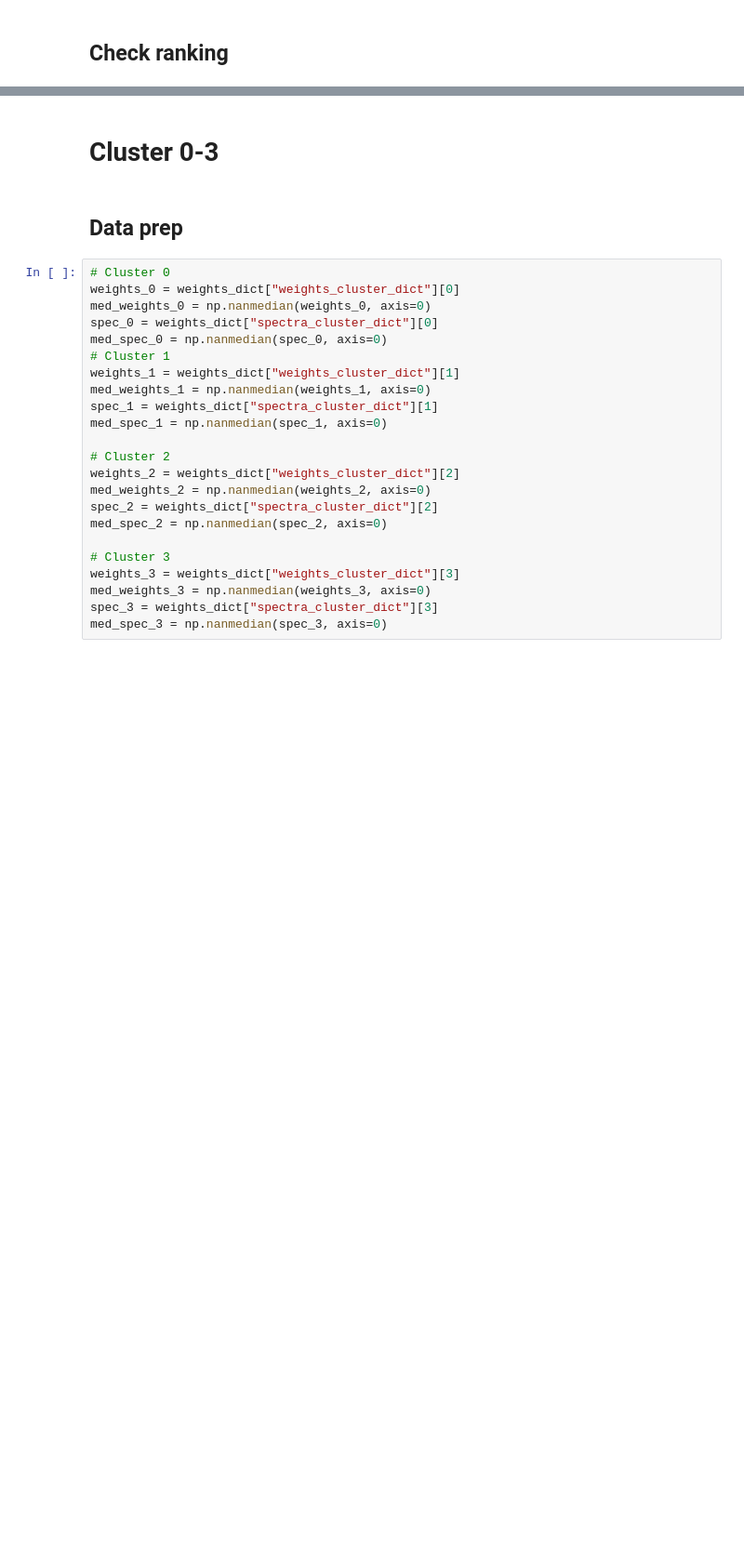
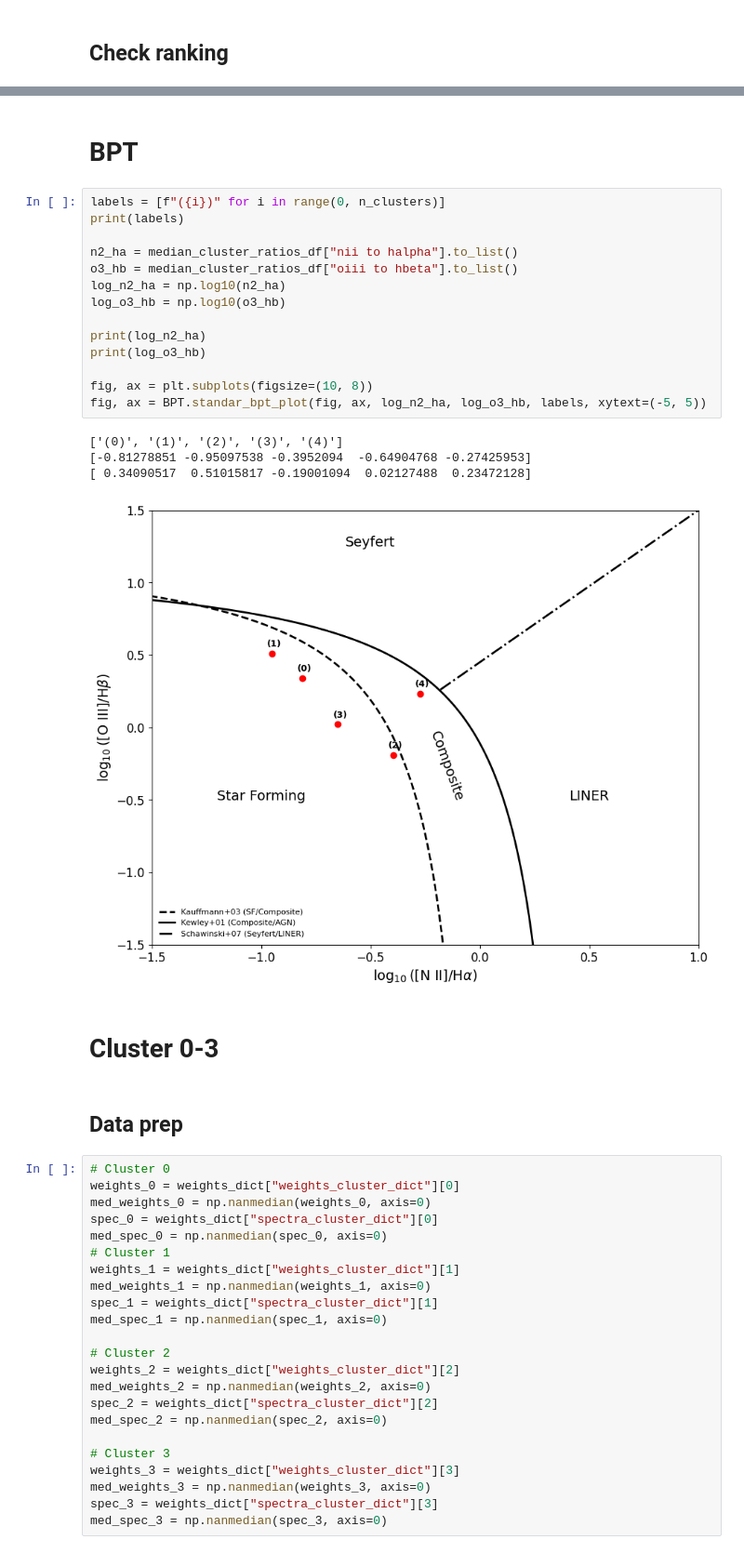
Before and after one commit to ed-ortizm/xai-astronomy, a Jupyter notebook: thesis/04_clustering_xai/05_iforest_cluster_analysis.ipynb, the cells around one changed output, grey strips where cells are left out. Shown at 93% size. Cells and saved outputs as stored; diff of their text form; blank space fills up the shorter version.

```diff
--- a/thesis/04_clustering_xai/05_iforest_cluster_analysis.ipynb
+++ b/thesis/04_clustering_xai/05_iforest_cluster_analysis.ipynb
@@ -859,3 +879,24 @@ Name: 3107583324286117888, dtype: object
+# %% [markdown]
+# BPT
+# %%
+labels = [f"({i})" for i in range(0, n_clusters)]
+print(labels)
+
+n2_ha = median_cluster_ratios_df["nii to halpha"].to_list()
+o3_hb = median_cluster_ratios_df["oiii to hbeta"].to_list()
+log_n2_ha = np.log10(n2_ha)
+log_o3_hb = np.log10(o3_hb)
+
+print(log_n2_ha)
+print(log_o3_hb)
+
+fig, ax = plt.subplots(figsize=(10, 8))
+fig, ax = BPT.standar_bpt_plot(fig, ax, log_n2_ha, log_o3_hb, labels, xytext=(-5, 5))
+# %% [output]
+['(0)', '(1)', '(2)', '(3)', '(4)']
+[-0.81278851 -0.95097538 -0.3952094  -0.64904768 -0.27425953]
+[ 0.34090517  0.51015817 -0.19001094  0.02127488  0.23472128]
+[figure, added]
 # %% [markdown]
 # Cluster 0-3
 # %% [markdown]
```
Also changed, not shown: parts of 27 cells of this notebook, 4 other files.
